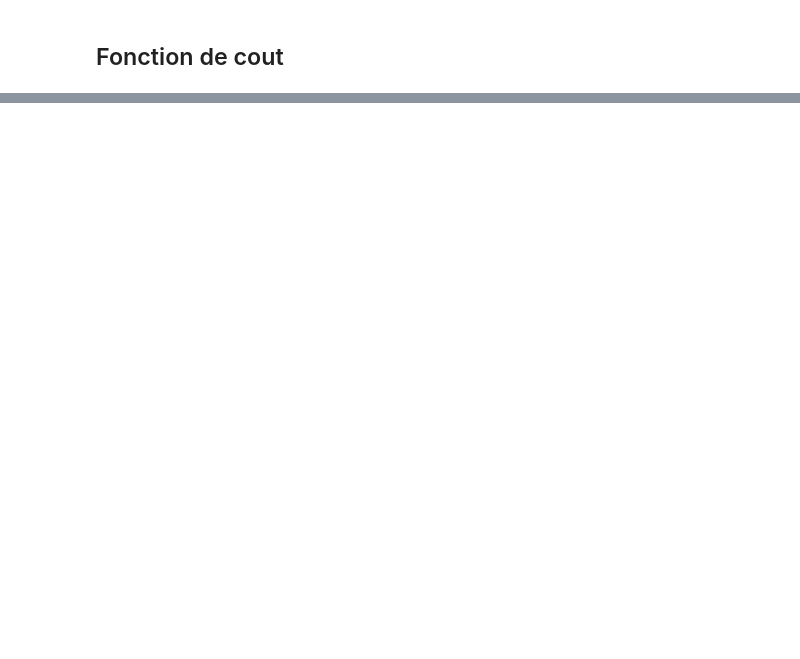
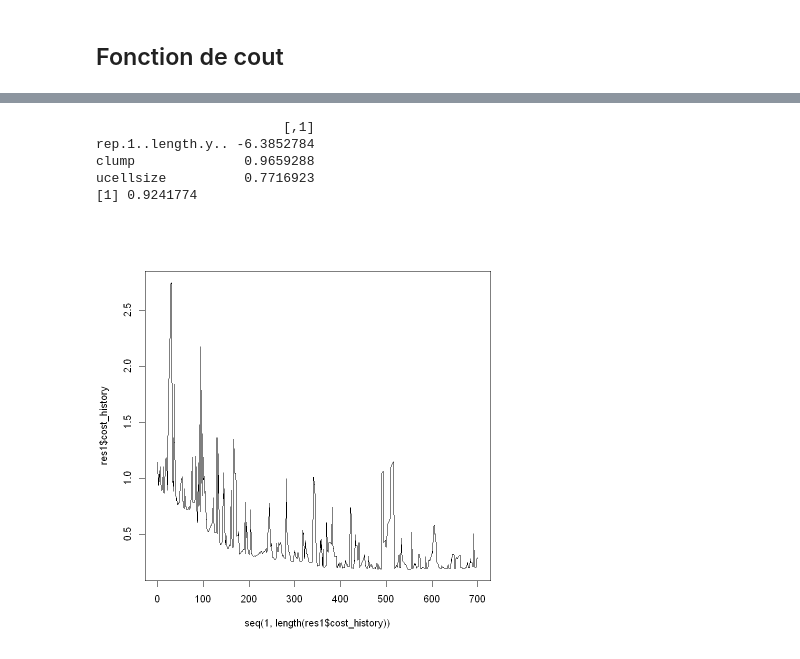
Before and after one commit to RomainDudoit/M2_RPackage, a Jupyter notebook: Notebook.ipynb, the cells around one changed output, grey strips where cells are left out. Drawn from its saved outputs; the diff is of its cells as text; code cells hidden in the pictures; blank space fills up the shorter version.

```diff
--- a/Notebook.ipynb
+++ b/Notebook.ipynb
@@ -194,5 +194,19 @@ predict <- function(x, theta, thresold = 0.5) {
     return(predictions)
 }
 # %%
-res1 <- fit_bis(classe ~ clump + ucellsize, data, mode = "stochastic", batch_size = 32, learning_rate = 0.1, n_iter = 2)
+res1 <- fit_bis(classe ~ clump + ucellsize, data, mode = "stochastic", batch_size = 32, learning_rate = 0.1, n_iter = 1)
+y_pred <- predict(res1$x, res$theta)
+plot(seq(1, length(res1$cost_history)), res1$cost_history, type = "l")
+
+print(res$theta)
+
+accuracy <- mean(y_pred == res$y)
+print(accuracy)
+# %% [output]
+                        [,1]
+rep.1..length.y.. -6.3852784
+clump              0.9659288
+ucellsize          0.7716923
+[1] 0.9241774
+[figure, added]
 # %%
```
Also changed, not shown: parts of 4 cells of this notebook.
